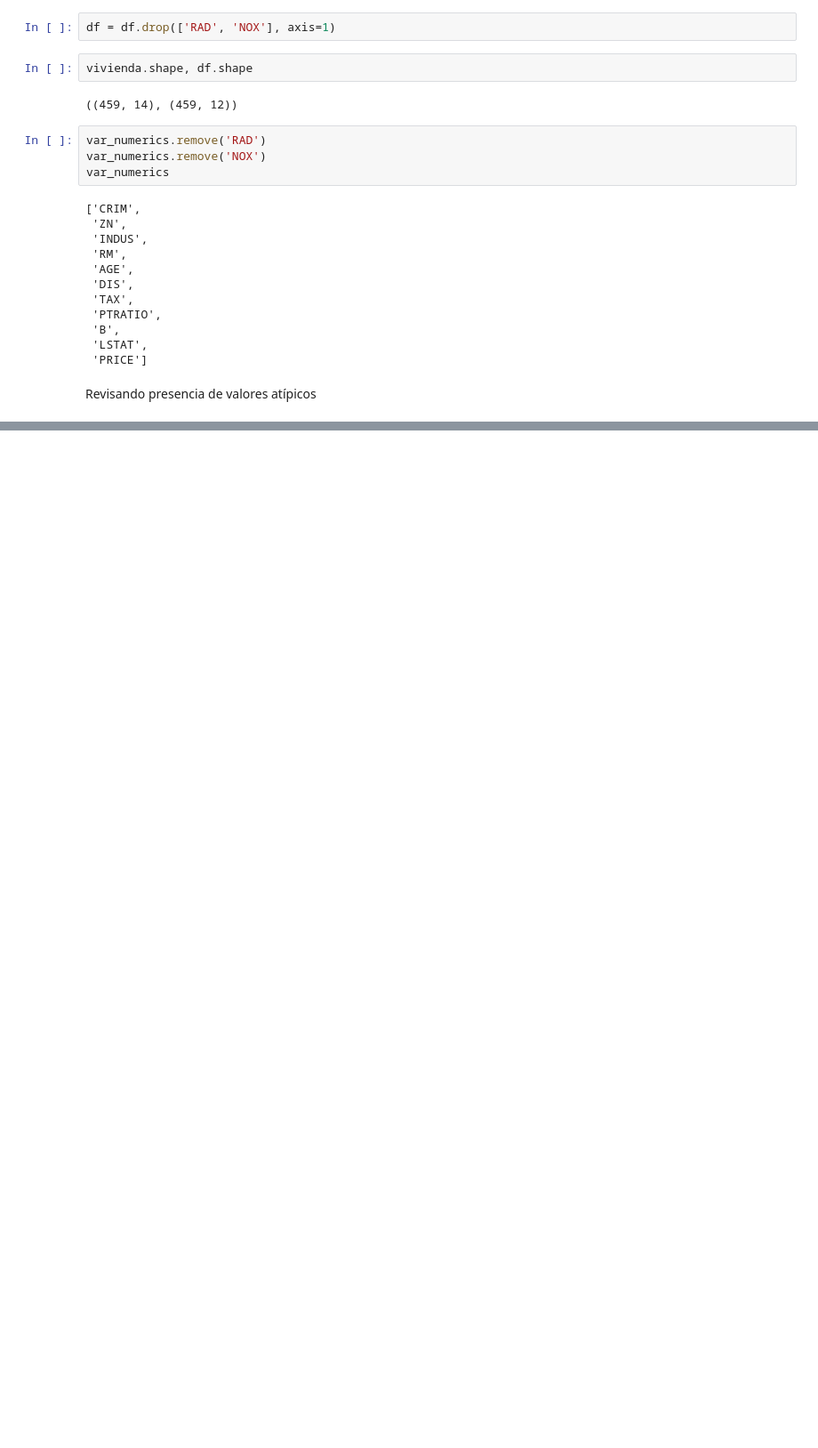
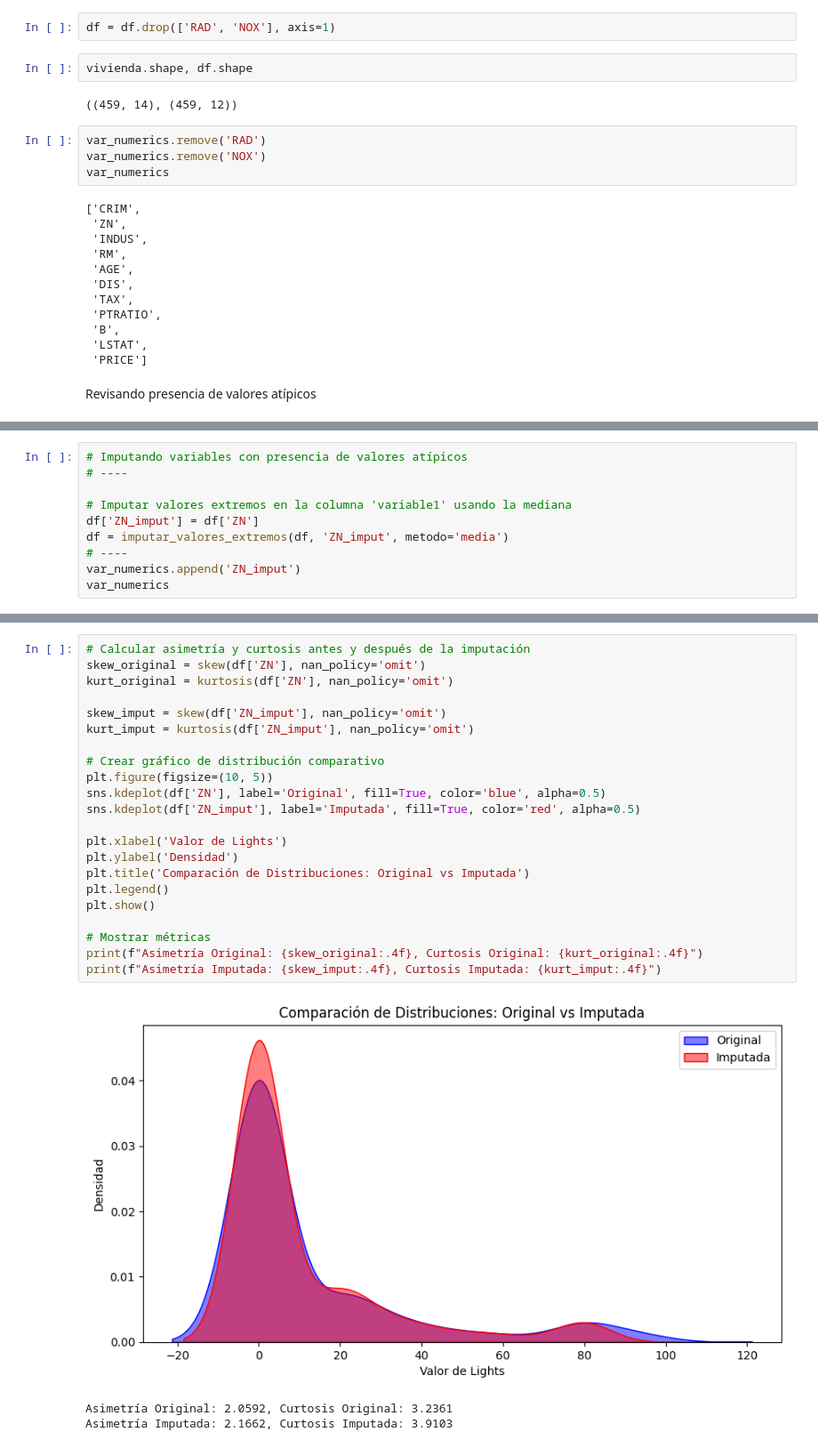
Before and after one commit to cesarqb/House-Price-Prediction-with-Machine-Learning, a Jupyter notebook: notebooks/housing_price_modeling.ipynb, the cells around one changed output, grey strips where cells are left out. Shown at 89% size. Saved outputs shown, nothing was run; the diff lists cells and outputs as text; blank space fills up the shorter version.

```diff
--- a/notebooks/housing_price_modeling.ipynb
+++ b/notebooks/housing_price_modeling.ipynb
@@ -219,0 +257,10 @@ Revisando presencia de valores atípicos
+# %%
+# Imputando variables con presencia de valores atípicos
+# ----
+
+# Imputar valores extremos en la columna 'variable1' usando la mediana
+df['ZN_imput'] = df['ZN']
+df = imputar_valores_extremos(df, 'ZN_imput', metodo='media')
+# ----
+var_numerics.append('ZN_imput')
+var_numerics
@@ -219,0 +297,26 @@ Revisando presencia de valores atípicos
+# %%
+# Calcular asimetría y curtosis antes y después de la imputación
+skew_original = skew(df['ZN'], nan_policy='omit')
+kurt_original = kurtosis(df['ZN'], nan_policy='omit')
+
+skew_imput = skew(df['ZN_imput'], nan_policy='omit')
+kurt_imput = kurtosis(df['ZN_imput'], nan_policy='omit')
+
+# Crear gráfico de distribución comparativo
+plt.figure(figsize=(10, 5))
+sns.kdeplot(df['ZN'], label='Original', fill=True, color='blue', alpha=0.5)
+sns.kdeplot(df['ZN_imput'], label='Imputada', fill=True, color='red', alpha=0.5)
+
+plt.xlabel('Valor de Lights')
+plt.ylabel('Densidad')
+plt.title('Comparación de Distribuciones: Original vs Imputada')
+plt.legend()
+plt.show()
+
+# Mostrar métricas
+print(f"Asimetría Original: {skew_original:.4f}, Curtosis Original: {kurt_original:.4f}")
+print(f"Asimetría Imputada: {skew_imput:.4f}, Curtosis Imputada: {kurt_imput:.4f}")
+# %% [output]
+[figure, added]
+Asimetría Original: 2.0592, Curtosis Original: 3.2361
+Asimetría Imputada: 2.1662, Curtosis Imputada: 3.9103
```
Also changed, not shown: parts of 38 cells of this notebook, 5 other files.
